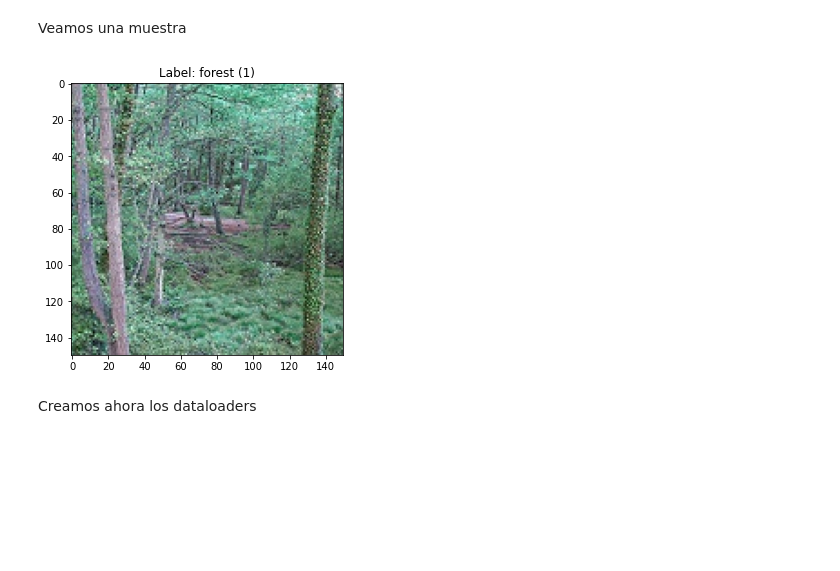
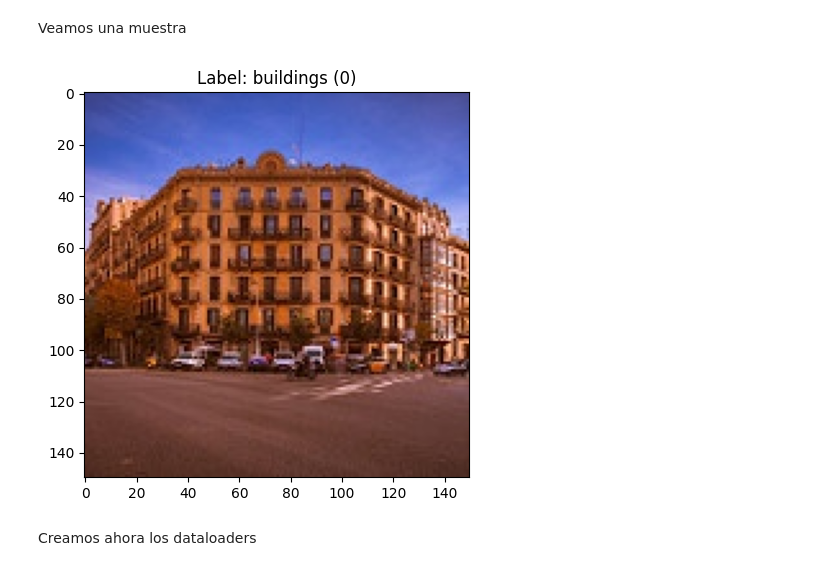
Before and after one commit to maximofn/Curso_Pytorch, a Jupyter notebook: 04 Redes convolucionales/13 Transfer learning.ipynb, the cells around one changed output. Saved outputs shown, nothing was run; the diff lists cells and outputs as text; code cells hidden in the pictures; blank space fills up the shorter version.

```diff
--- a/04 Redes convolucionales/13 Transfer learning.ipynb
+++ b/04 Redes convolucionales/13 Transfer learning.ipynb
@@ -225,17 +215,20 @@ Veamos una muestra
 # %%
 import numpy as np
 import matplotlib.pyplot as plt
 
+np.random.seed(10)
 idx = np.random.randint(0, len(ds_train))
 sample_img, sample_label = ds_train[idx]
 
 key = [k for k, v in classes.items() if v == sample_label][0]
 fig = plt.figure(figsize=(5, 5))
-plt.imshow(sample_img.permute(1, 2, 0).numpy().astype(np.uint8))
+sample_img = sample_img.permute(1, 2, 0).numpy().astype(np.uint8)
+sample_img = cv2.cvtColor(sample_img, cv2.COLOR_BGR2RGB)
+plt.imshow(sample_img)
 plt.title(f"Label: {key} ({sample_label})")
 plt.show()
 # %% [output]
-[figure, old version]
+[figure, new version]
 # %% [markdown]
 Creamos ahora los dataloaders
 # %%
```
Also changed, not shown: parts of 23 cells of this notebook, 19 other files.
